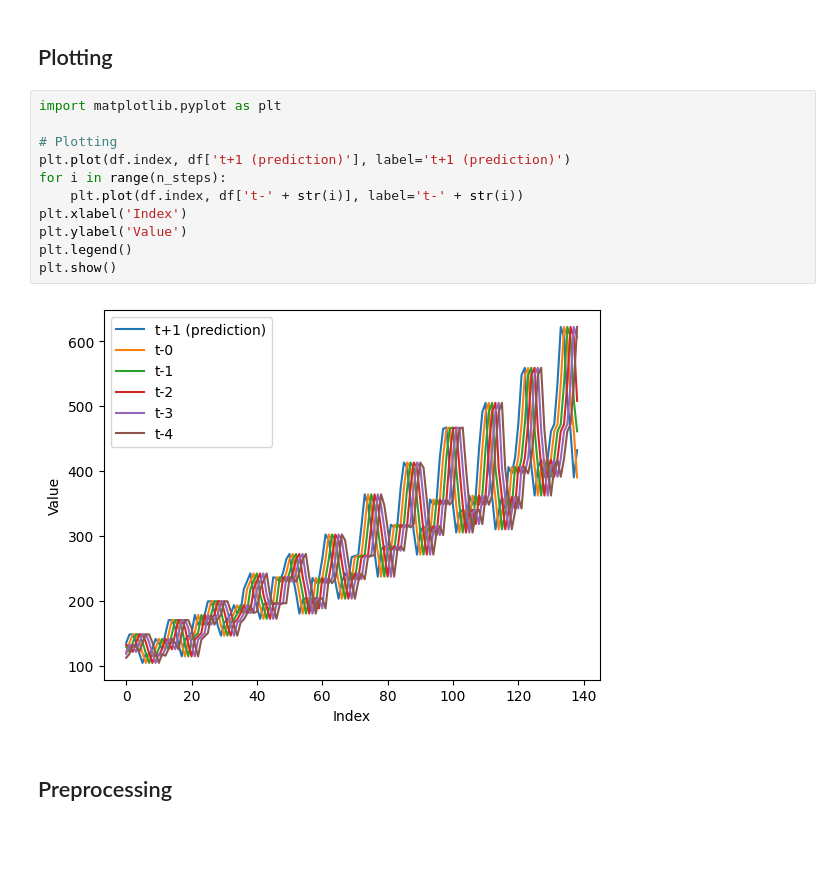
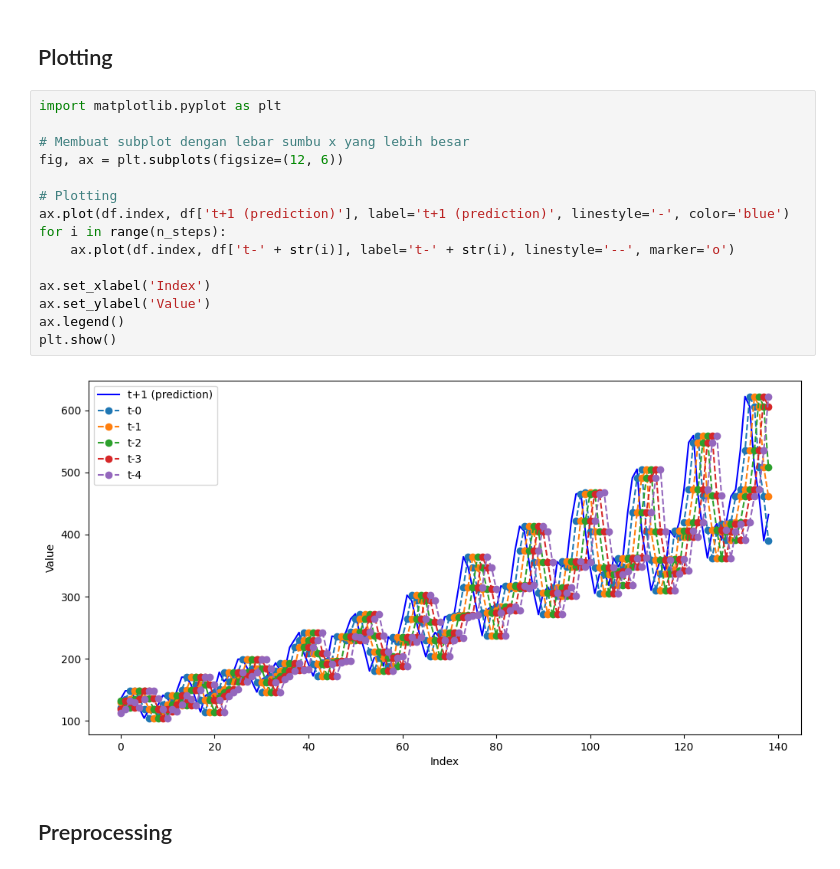
Before and after one commit to tiarh/kelompokpro, a Jupyter notebook: peramalan.ipynb, the cells around one changed output. Drawn from its saved outputs; the diff is of its cells as text; blank space fills up the shorter version.

Commit message:
memperbaiki plotting

```diff
--- a/peramalan.ipynb
+++ b/peramalan.ipynb
@@ -81,16 +81,20 @@ df.head(5)
 # %%
 import matplotlib.pyplot as plt
 
+# Membuat subplot dengan lebar sumbu x yang lebih besar
+fig, ax = plt.subplots(figsize=(12, 6))
+
 # Plotting
-plt.plot(df.index, df['t+1 (prediction)'], label='t+1 (prediction)')
+ax.plot(df.index, df['t+1 (prediction)'], label='t+1 (prediction)', linestyle='-', color='blue')
 for i in range(n_steps):
-    plt.plot(df.index, df['t-' + str(i)], label='t-' + str(i))
-plt.xlabel('Index')
-plt.ylabel('Value')
-plt.legend()
+    ax.plot(df.index, df['t-' + str(i)], label='t-' + str(i), linestyle='--', marker='o')
+
+ax.set_xlabel('Index')
+ax.set_ylabel('Value')
+ax.legend()
 plt.show()
 # %% [output]
-[figure, old version]
+[figure, new version]
 # %% [markdown]
 ## Preprocessing
 # %%
```
Also changed, not shown: parts of 7 cells of this notebook.
